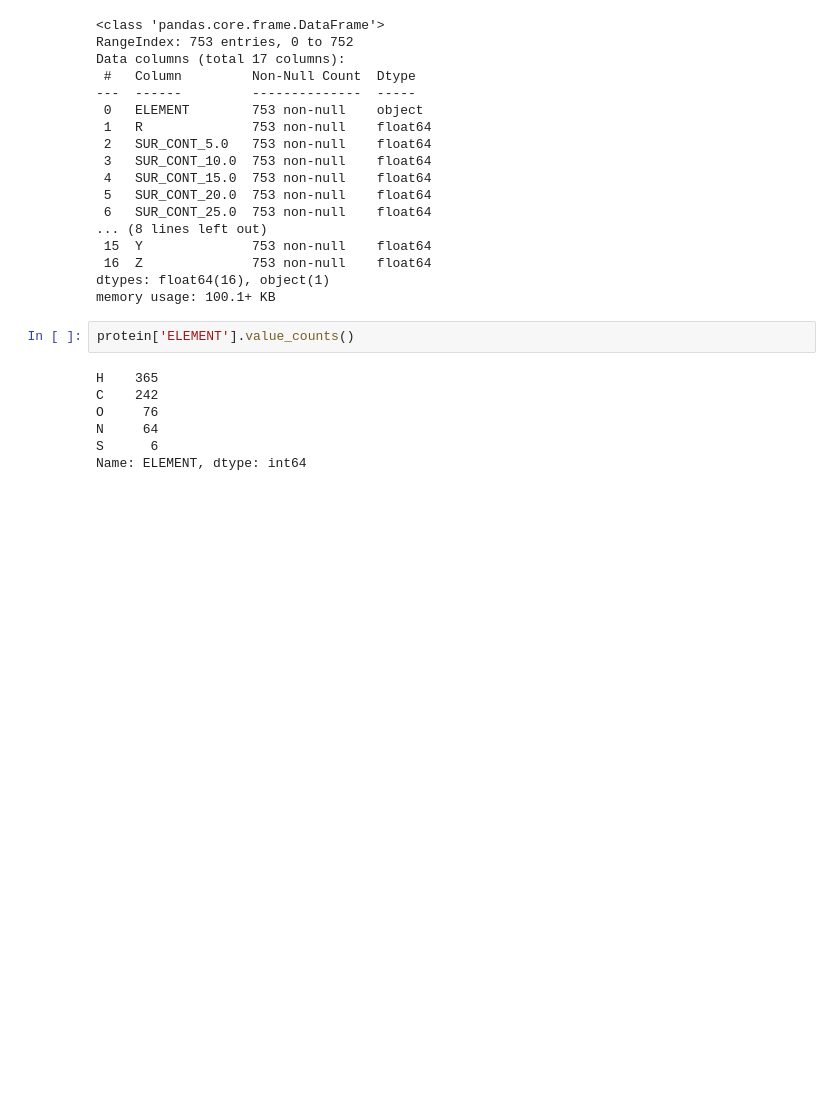
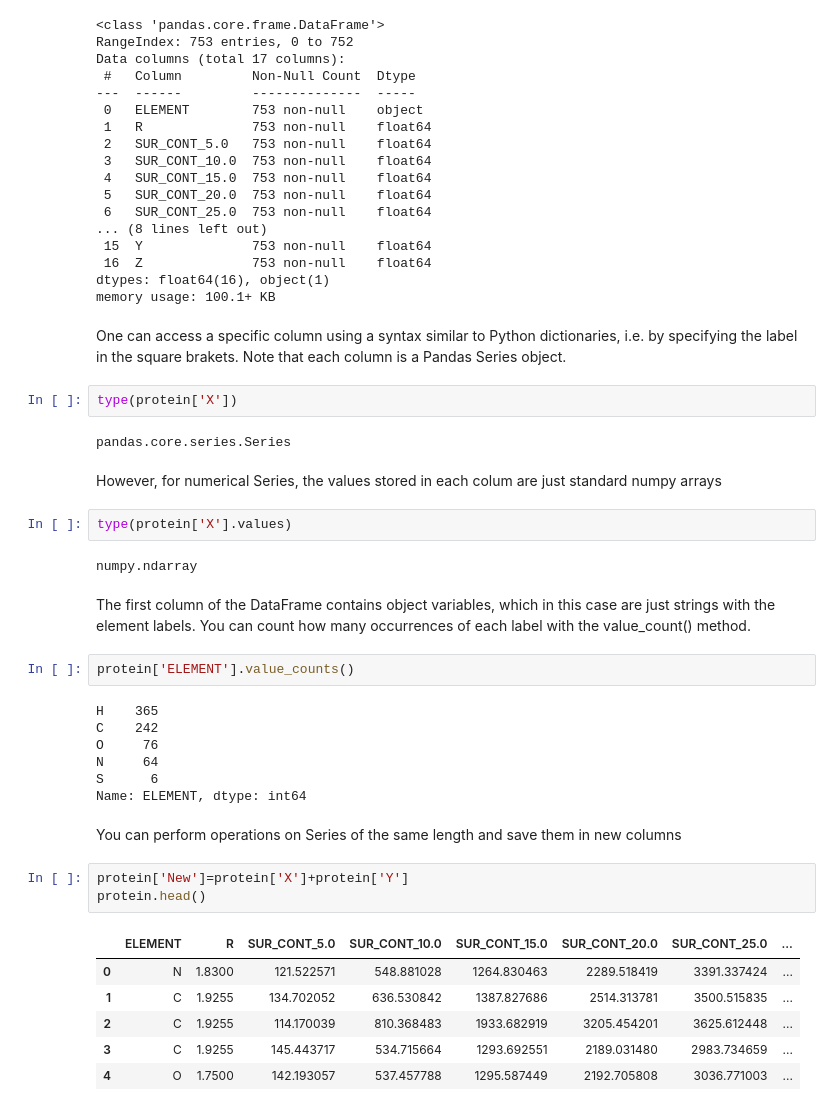
Before and after one commit to UNT-PHYS-3510-template/Data_and_Descriptors, a Jupyter notebook: data_analysis.ipynb, the cells around one changed output. Saved outputs shown, nothing was run; the diff lists cells and outputs as text; blank space fills up the shorter version.

```diff
--- a/data_analysis.ipynb
+++ b/data_analysis.ipynb
@@ -24,6 +48,20 @@ Data columns (total 17 columns):
  16  Z              753 non-null    float64
 dtypes: float64(16), object(1)
 memory usage: 100.1+ KB
+# %% [markdown]
+One can access a specific column using a syntax similar to Python dictionaries, i.e. by specifying the label in the square brakets. Note that each column is a Pandas Series object.
+# %%
+type(protein['X'])
+# %% [output]
+pandas.core.series.Series
+# %% [markdown]
+However, for numerical Series, the values stored in each colum are just standard numpy arrays
+# %%
+type(protein['X'].values)
+# %% [output]
+numpy.ndarray
+# %% [markdown]
+The first column of the DataFrame contains object variables, which in this case are just strings with the element labels. You can count how many occurrences of each label with the value_count() method.
 # %%
 protein['ELEMENT'].value_counts()
 # %% [output]
@@ -33,3 +71,15 @@ O     76
 N     64
 S      6
 Name: ELEMENT, dtype: int64
+# %% [markdown]
+You can perform operations on Series of the same length and save them in new columns
+# %%
+protein['New']=protein['X']+protein['Y']
+protein.head()
+# %% [output]
+|  | ELEMENT | R | SUR_CONT_5.0 | SUR_CONT_10.0 | SUR_CONT_15.0 | SUR_CONT_20.0 | SUR_CONT_25.0 | ... |
+| 0 | N | 1.8300 | 121.522571 | 548.881028 | 1264.830463 | 2289.518419 | 3391.337424 | ... |
+| 1 | C | 1.9255 | 134.702052 | 636.530842 | 1387.827686 | 2514.313781 | 3500.515835 | ... |
+| 2 | C | 1.9255 | 114.170039 | 810.368483 | 1933.682919 | 3205.454201 | 3625.612448 | ... |
+| 3 | C | 1.9255 | 145.443717 | 534.715664 | 1293.692551 | 2189.031480 | 2983.734659 | ... |
+| 4 | O | 1.7500 | 142.193057 | 537.457788 | 1295.587449 | 2192.705808 | 3036.771003 | ... |
```
Also changed, not shown: parts of 19 cells of this notebook, 2 other files.
